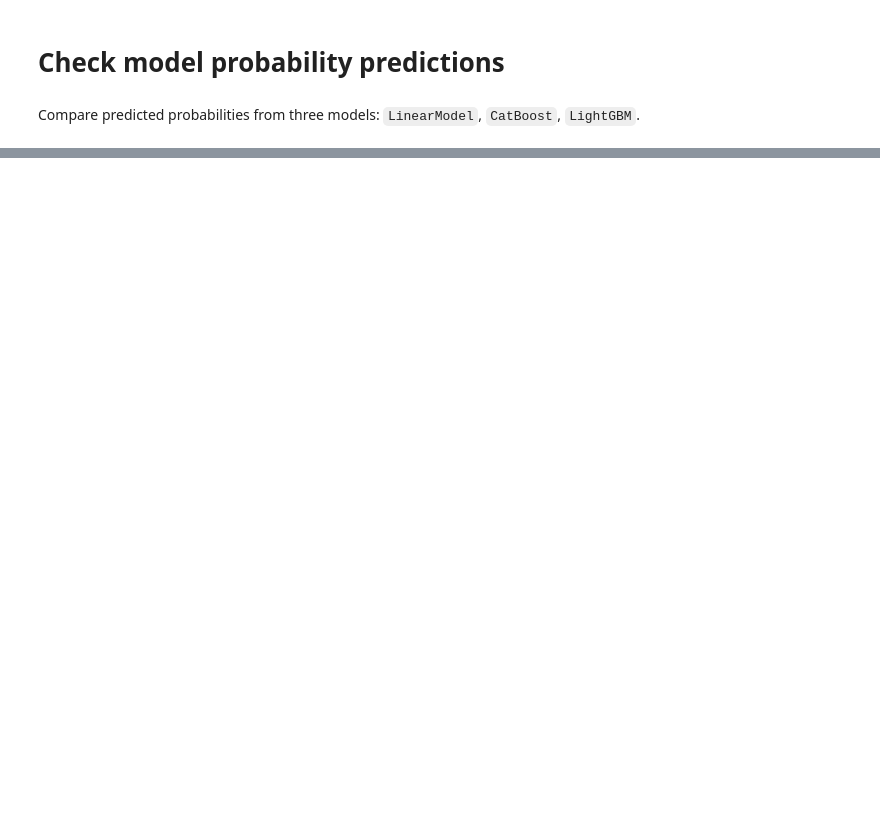
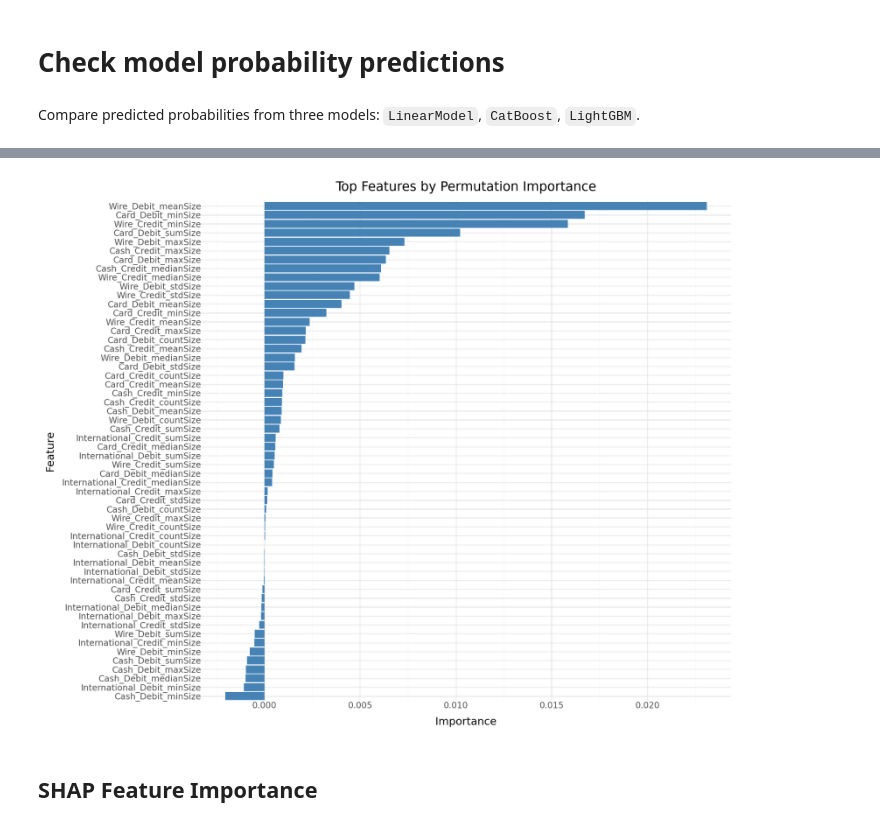
Before and after one commit to crossxwill/repro_SynthAML, a Jupyter notebook: 03_Machine_Learning.ipynb, the cells around one changed output, grey strips where cells are left out. Drawn from its saved outputs; the diff is of its cells as text; code cells hidden in the pictures; blank space fills up the shorter version.

```diff
--- a/03_Machine_Learning.ipynb
+++ b/03_Machine_Learning.ipynb
@@ -243,0 +253,5 @@ The next notebook will interpret the model results from `LightGBM`.
+# %%
+perm_feature_importance = ag_predictor.feature_importance(
+        data = df_calibration,
+        model = 'LightGBM',
+        num_shuffle_sets=30).reset_index(names='Feature')
@@ -243,0 +263,10 @@ The next notebook will interpret the model results from `LightGBM`.
+# %%
+perm_feature_importance = perm_feature_importance.sort_values(
+        ['importance'], ascending=True)
+
+# Create categorical with ordered categories based on current Feature order
+perm_feature_importance['Feature'] = pd.Categorical(
+        perm_feature_importance['Feature'],
+        categories=perm_feature_importance['Feature'].tolist(),
+        ordered=True
+)
@@ -243,0 +290,15 @@ The next notebook will interpret the model results from `LightGBM`.
+# %%
+(p9.ggplot(perm_feature_importance,
+            p9.aes(x='Feature', y='importance'))
+        + p9.geom_bar(stat='identity', fill='steelblue')
+        + p9.labs(title='Top Features by Permutation Importance',
+            x='Feature',
+            y='Importance')
+        + p9.theme_minimal()
+        + p9.theme(figure_size=(10, 8))
+        + p9.coord_flip()
+)
+# %% [output]
+[figure, added]
+# %% [markdown]
+## SHAP Feature Importance
```
Also changed, not shown: parts of 28 cells of this notebook.
